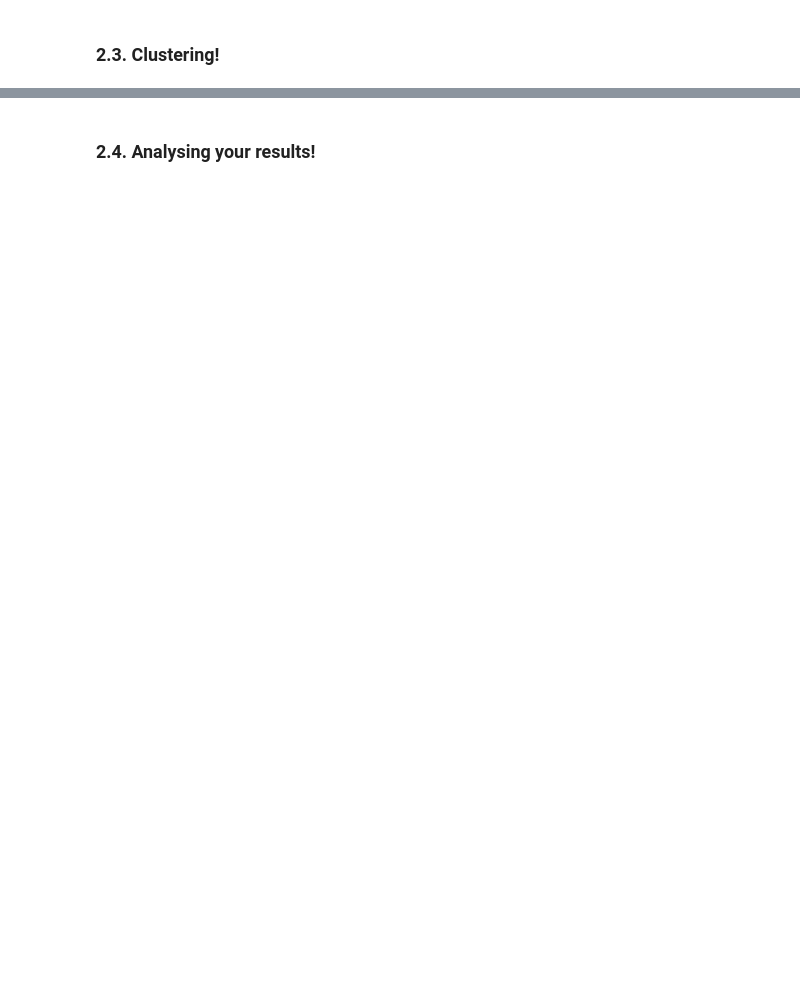
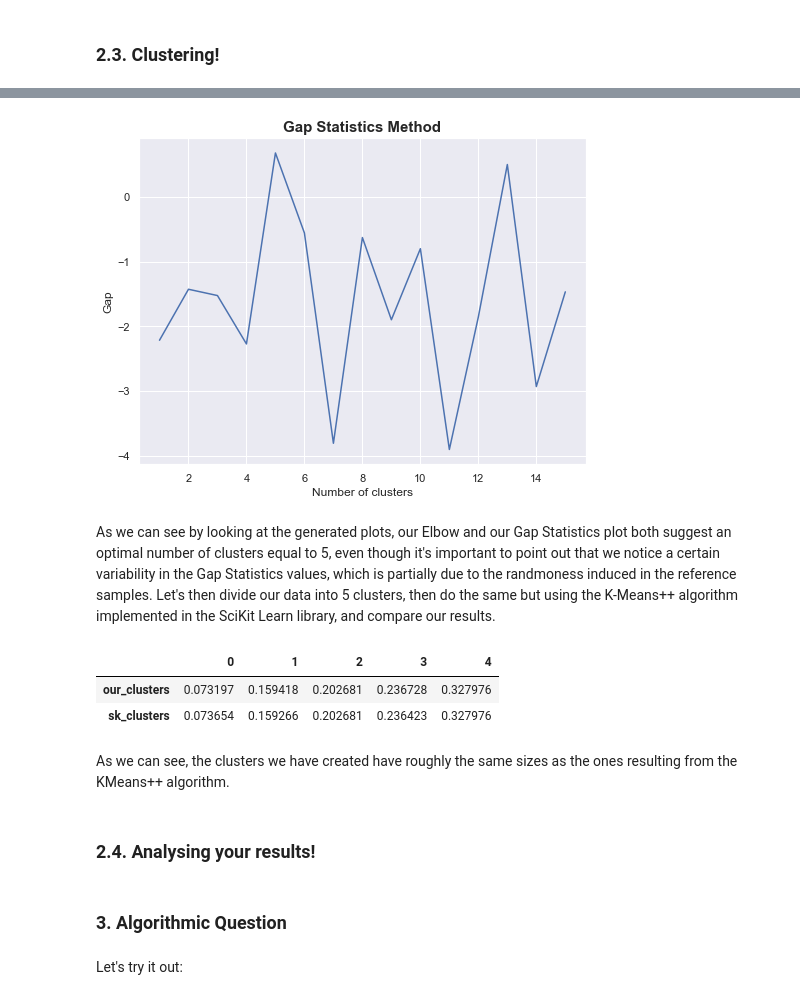
Before and after one commit to alessandro12036/adm_hw4, a Jupyter notebook: ex2.ipynb, the cells around one changed output, grey strips where cells are left out. Cells and saved outputs as stored; diff of their text form; code cells hidden in the pictures; blank space fills up the shorter version.

```diff
--- a/ex2.ipynb
+++ b/ex2.ipynb
@@ -250,0 +318,32 @@ pd.concat((merged[to_drop],PCA_df), axis=1)
+# %%
+def gap(data):
+    res = []
+    for i in tqdm(range(1,16)):
+        # creating clusters for our data and generating the reference random samples
+        clusters= kmeans(data, i, 100)[0]
+        w_k_b = generate_references(10, data, i)
+        for j in range(i):
+            # computing sum of pairwise distances for our clusters
+            cluster = data[clusters == j]
+            rs = 0
+            dist = sum(pdist(cluster, 'euclidean'))
+            # normalizing
+            rs += (1/2*len(cluster)*dist)
+        # computing the expected value of the random samples
+        exp_value = np.mean(np.log(w_k_b))
+        # computing gap statistics
+        gap = exp_value - np.log(rs)
+        res.append(gap)
+    # plotting gap statistics for each number of clusters
+    plt.plot([x for x in range(1,16)], res)
+    plt.title('Gap Statistics Method', fontweight='bold', fontsize=15)
+    plt.ylabel('Gap')
+    plt.xlabel('Number of clusters')
+    plt.show()
+# %%
+gap(PCA_df)
+# %% [output]
+[figure, added]
+# %% [markdown]
+As we can see by looking at the generated plots, our Elbow and our Gap Statistics plot both suggest an optimal number of clusters equal to 5, even though it's important to point out that we notice a certain variability in the Gap Statistics values, which is partially due to the randmoness induced in the reference samples.
+Let's then divide our data into 5 clusters, then do the same but using the K-Means++ algorithm implemented in the SciKit Learn library, and compare our results.
@@ -251,2 +361,14 @@ pd.concat((merged[to_drop],PCA_df), axis=1)
+# %%
+clust_perc = (PCA_df['our_clusters'].value_counts() / 13129).sort_values(ignore_index = True)
+clust_perc_sk = (PCA_df['sk_clusters'].value_counts() / 13129).sort_values(ignore_index = True)
+pd.DataFrame([clust_perc, clust_perc_sk])
+# %% [output]
+|  | 0 | 1 | 2 | 3 | 4 |
+| our_clusters | 0.073197 | 0.159418 | 0.202681 | 0.236728 | 0.327976 |
+| sk_clusters | 0.073654 | 0.159266 | 0.202681 | 0.236423 | 0.327976 |
+# %% [markdown]
+As we can see, the clusters we have created have roughly the same sizes as the ones resulting from the KMeans++ algorithm.
 # %% [markdown]
 ### 2.4. Analysing your results!
+# %% [markdown]
+### 3. Algorithmic Question
@@ -252,0 +383,2 @@ pd.concat((merged[to_drop],PCA_df), axis=1)
+# %% [markdown]
+Let's try it out:
```
Also changed, not shown: parts of 14 cells of this notebook.
